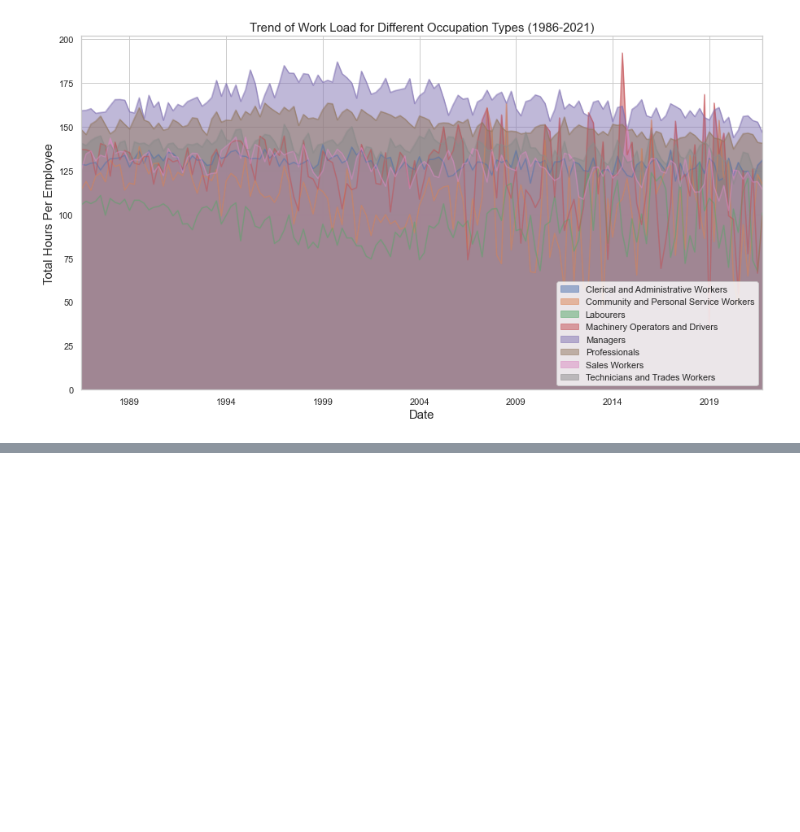
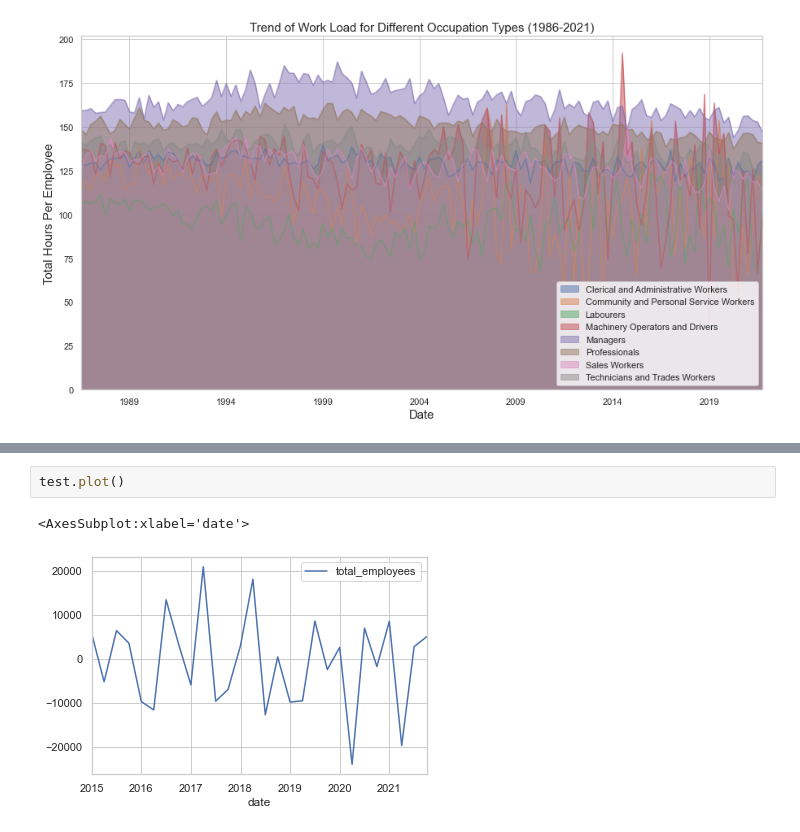
Before and after one commit to Gooner12/tca_sample_test, a Jupyter notebook: Analysis.ipynb, the cells around one changed output, grey strips where cells are left out. Cells and saved outputs as stored; diff of their text form; blank space fills up the shorter version.

```diff
--- a/Analysis.ipynb
+++ b/Analysis.ipynb
@@ -786,0 +845,5 @@ df_forecast_pst
+# %%
+test.plot()
+# %% [output]
+<AxesSubplot:xlabel='date'>
+[figure, added]
```
Also changed, not shown: parts of 100 cells of this notebook.
